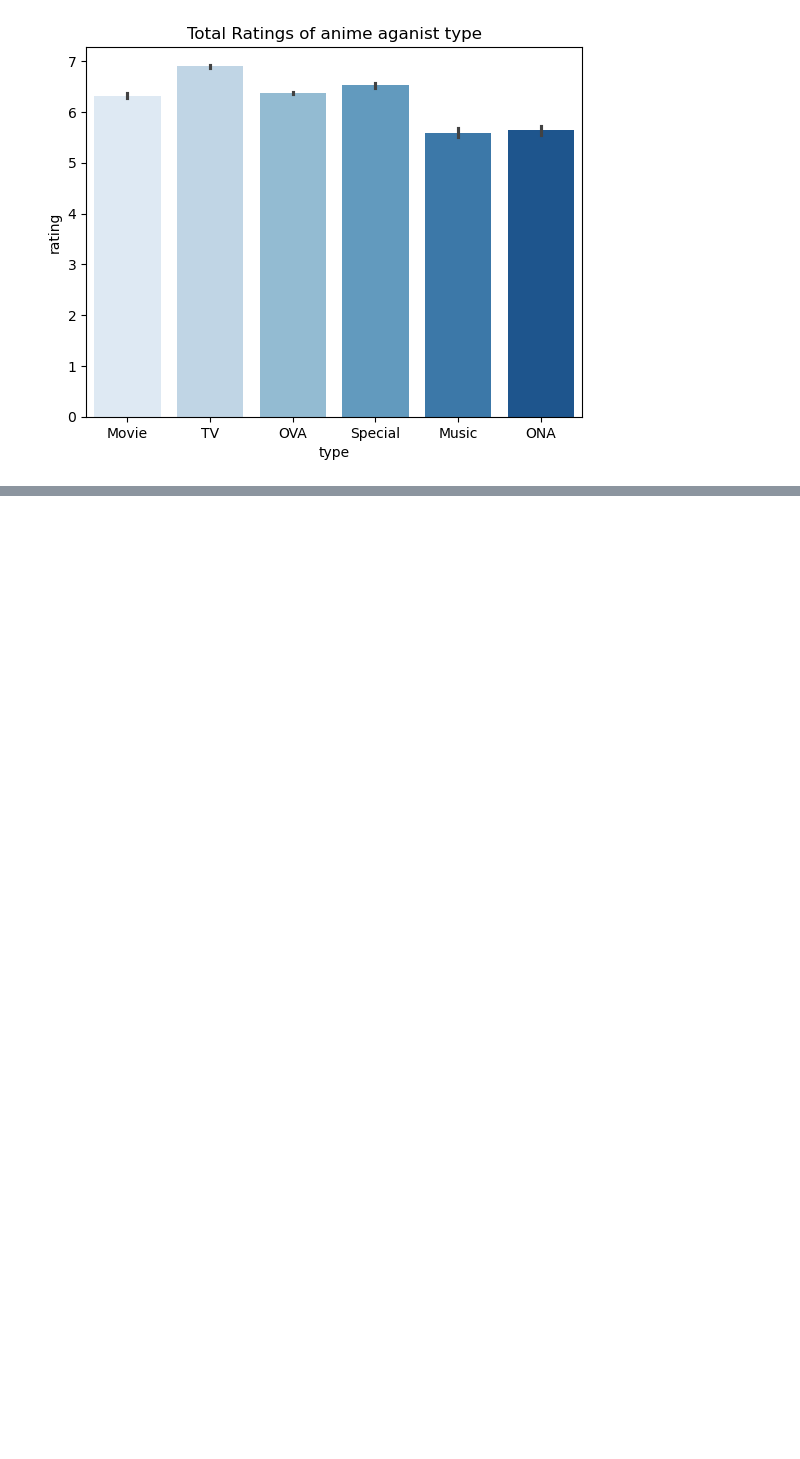
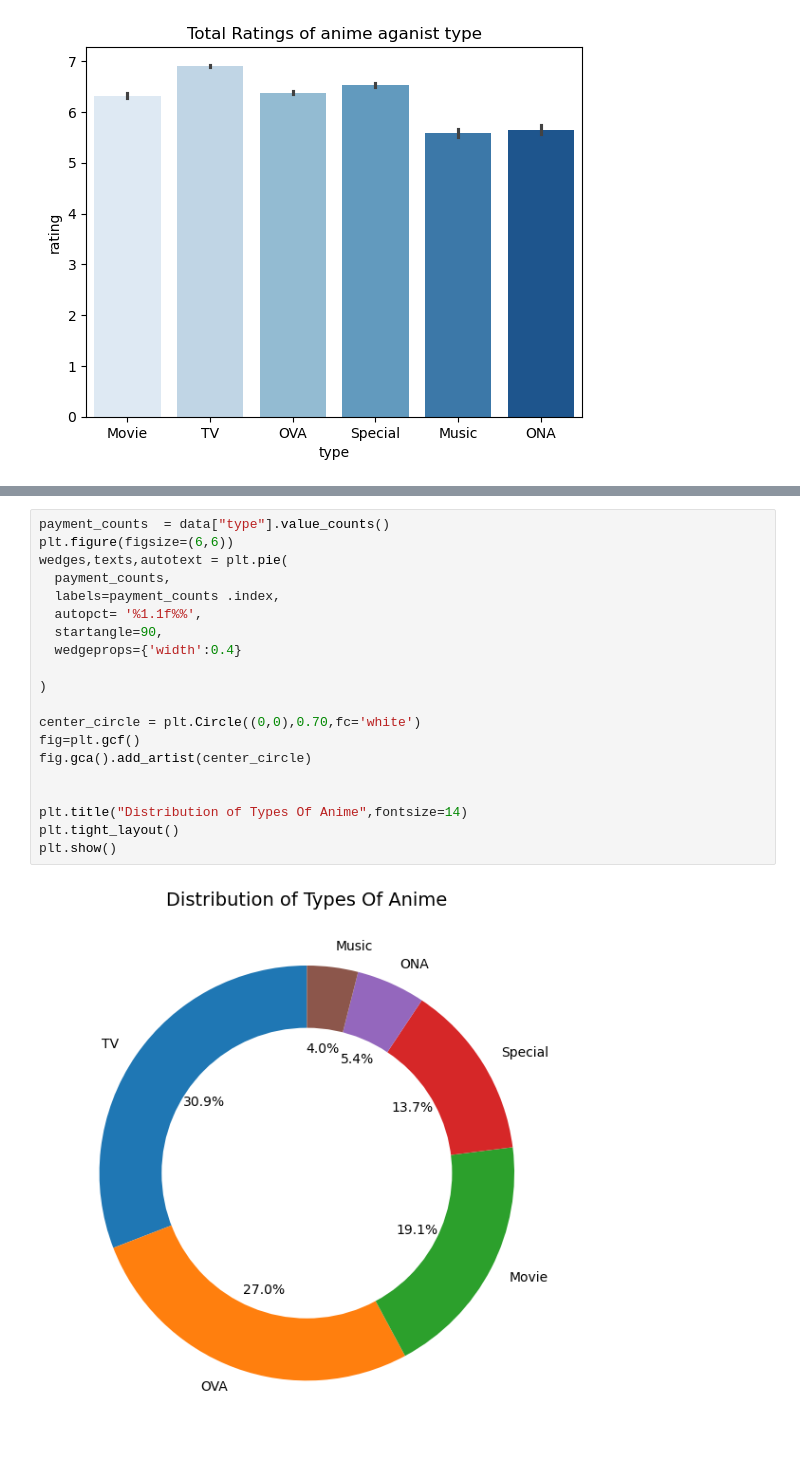
Before and after one commit to mugoarnold0-shiniars/datascience, a Jupyter notebook: ANIME.ipynb, the cells around one changed output, grey strips where cells are left out. Drawn from its saved outputs; the diff is of its cells as text; blank space fills up the shorter version.

```diff
--- a/ANIME.ipynb
+++ b/ANIME.ipynb
@@ -74,0 +126,22 @@ Text(0.5, 1.0, 'Total Ratings of anime aganist type')
+# %%
+payment_counts  = data["type"].value_counts()
+plt.figure(figsize=(6,6))
+wedges,texts,autotext = plt.pie(
+  payment_counts,
+  labels=payment_counts .index,
+  autopct= '%1.1f%%',
+  startangle=90,
+  wedgeprops={'width':0.4}
+
+)
+
+center_circle = plt.Circle((0,0),0.70,fc='white')
+fig=plt.gcf()
+fig.gca().add_artist(center_circle)
+
+
+plt.title("Distribution of Types Of Anime",fontsize=14)
+plt.tight_layout()
+plt.show()
+# %% [output]
+[figure, added]
```
Also changed, not shown: parts of 5 cells of this notebook, 2 other files.
